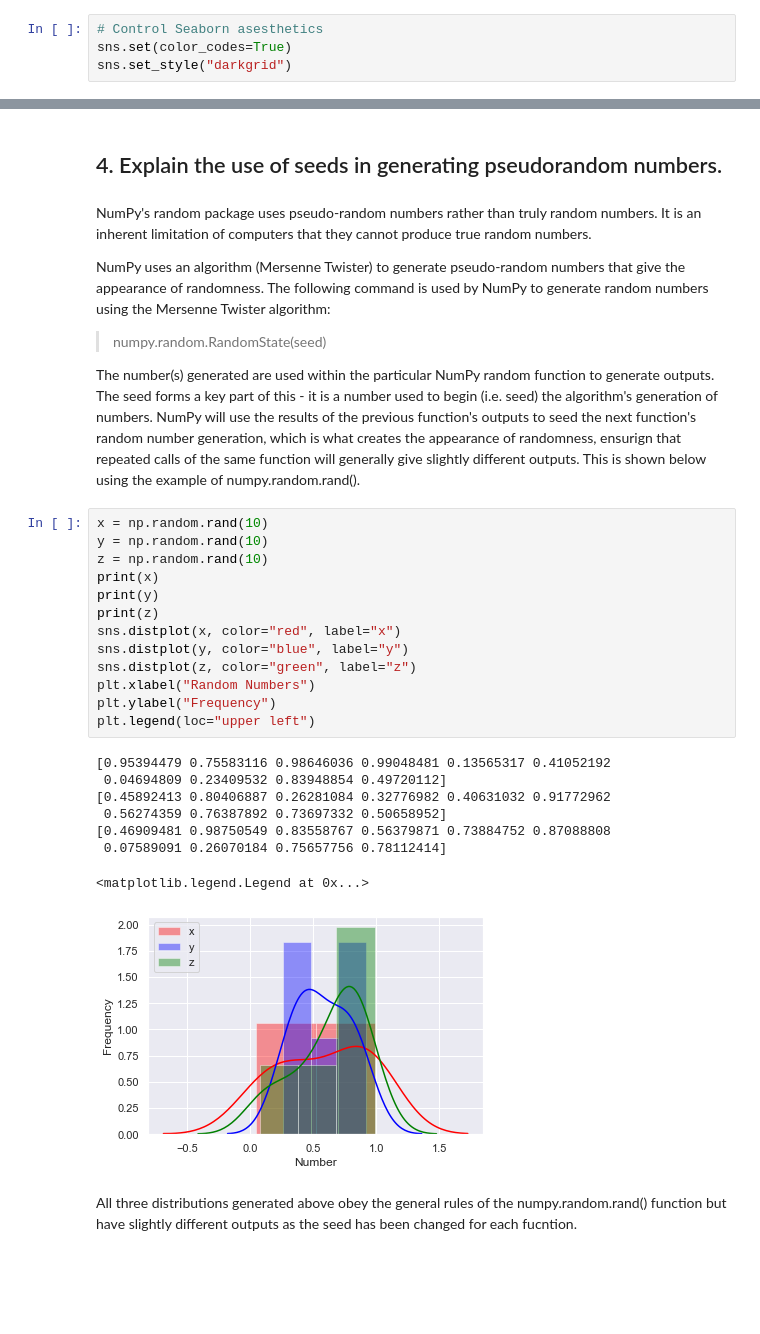
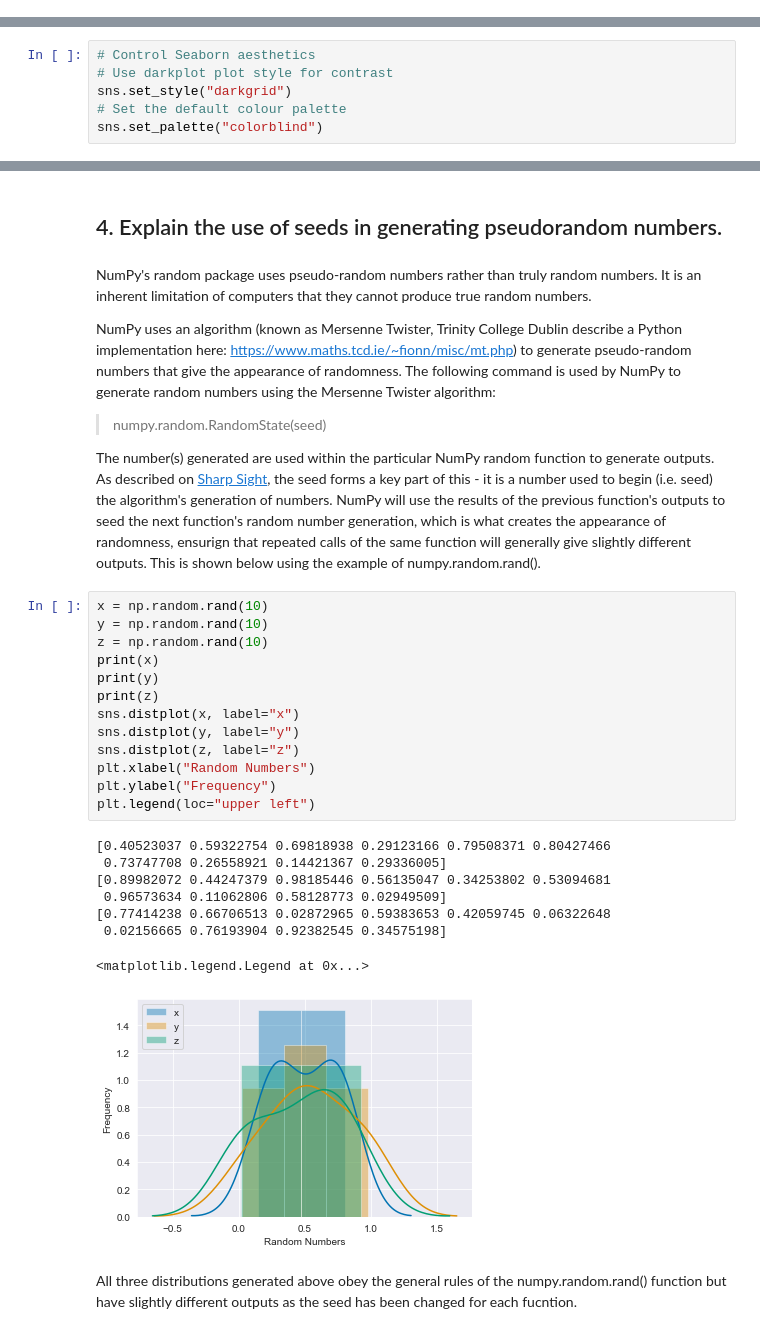
Before and after one commit to Pmcg1/ProgDA_Assignment, a Jupyter notebook: ProgDA_Assessment_1_2019.ipynb, the cells around one changed output, grey strips where cells are left out. Saved outputs shown, nothing was run; the diff lists cells and outputs as text; blank space fills up the shorter version.

```diff
--- a/ProgDA_Assessment_1_2019.ipynb
+++ b/ProgDA_Assessment_1_2019.ipynb
@@ -16,7 +20,3 @@ We need numpy for the assignment. We'll also bring in matplotlib and seaborn for
 import numpy as np
 import matplotlib.pyplot as plt
 import seaborn as sns
-# %%
-# Control Seaborn asesthetics
-sns.set(color_codes=True)
-sns.set_style("darkgrid")
@@ -23,3 +28,9 @@ sns.set_style("darkgrid")
+# %%
+# Control Seaborn aesthetics
+# Use darkplot plot style for contrast
+sns.set_style("darkgrid")
+# Set the default colour palette
+sns.set_palette("colorblind")
 # %% [markdown]
 This is the numpy.random documentation:
 https://docs.scipy.org/doc/numpy-1.16.0/reference/routines.random.html
@@ -593,32 +642,32 @@ The Uniform Distribution gives an equal chance for any value within the distribu
 # %% [markdown]
 NumPy's random package uses pseudo-random numbers rather than truly random numbers. It is an inherent limitation of computers that they cannot produce true random numbers.
 
-NumPy uses an algorithm (Mersenne Twister) to generate pseudo-random numbers that give the appearance of randomness. The following command is used by NumPy to generate random numbers using the Mersenne Twister algorithm:
+NumPy uses an algorithm (known as Mersenne Twister, Trinity College Dublin describe a Python implementation here: https://www.maths.tcd.ie/~fionn/misc/mt.php) to generate pseudo-random numbers that give the appearance of randomness. The following command is used by NumPy to generate random numbers using the Mersenne Twister algorithm:
 > numpy.random.RandomState(seed)
 
-The number(s) generated are used within the particular NumPy random function to generate outputs. The seed forms a key part of this - it is a number used to begin (i.e. seed) the algorithm's generation of numbers. NumPy will use the results of the previous function's outputs to seed the next function's random number generation, which is what creates the appearance of randomness, ensurign that repeated calls of the same function will generally give slightly different outputs. This is shown below using the example of numpy.random.rand().
+The number(s) generated are used within the particular NumPy random function to generate outputs. As described on [Sharp Sight](https://www.sharpsightlabs.com/blog/numpy-random-seed/), the seed forms a key part of this - it is a number used to begin (i.e. seed) the algorithm's generation of numbers. NumPy will use the results of the previous function's outputs to seed the next function's random number generation, which is what creates the appearance of randomness, ensurign that repeated calls of the same function will generally give slightly different outputs. This is shown below using the example of numpy.random.rand().
 # %%
 x = np.random.rand(10)
 y = np.random.rand(10)
 z = np.random.rand(10)
 print(x)
 print(y)
 print(z)
-sns.distplot(x, color="red", label="x")
-sns.distplot(y, color="blue", label="y")
-sns.distplot(z, color="green", label="z")
+sns.distplot(x, label="x")
+sns.distplot(y, label="y")
+sns.distplot(z, label="z")
 plt.xlabel("Random Numbers")
 plt.ylabel("Frequency")
 plt.legend(loc="upper left")
 # %% [output]
-[0.95394479 0.75583116 0.98646036 0.99048481 0.13565317 0.41052192
- 0.04694809 0.23409532 0.83948854 0.49720112]
-[0.45892413 0.80406887 0.26281084 0.32776982 0.40631032 0.91772962
- 0.56274359 0.76387892 0.73697332 0.50658952]
-[0.46909481 0.98750549 0.83558767 0.56379871 0.73884752 0.87088808
- 0.07589091 0.26070184 0.75657756 0.78112414]
+[0.40523037 0.59322754 0.69818938 0.29123166 0.79508371 0.80427466
+ 0.73747708 0.26558921 0.14421367 0.29336005]
+[0.89982072 0.44247379 0.98185446 0.56135047 0.34253802 0.53094681
+ 0.96573634 0.11062806 0.58128773 0.02949509]
+[0.77414238 0.66706513 0.02872965 0.59383653 0.42059745 0.06322648
+ 0.02156665 0.76193904 0.92382545 0.34575198]
 <matplotlib.legend.Legend at 0x...>
-[figure, old version]
+[figure, new version]
 # %% [markdown]
 All three distributions generated above obey the general rules of the numpy.random.rand() function but have slightly different outputs as the seed has been changed for each fucntion.
 # %% [markdown]
```
Also changed, not shown: parts of 78 cells of this notebook, 2 other files.
